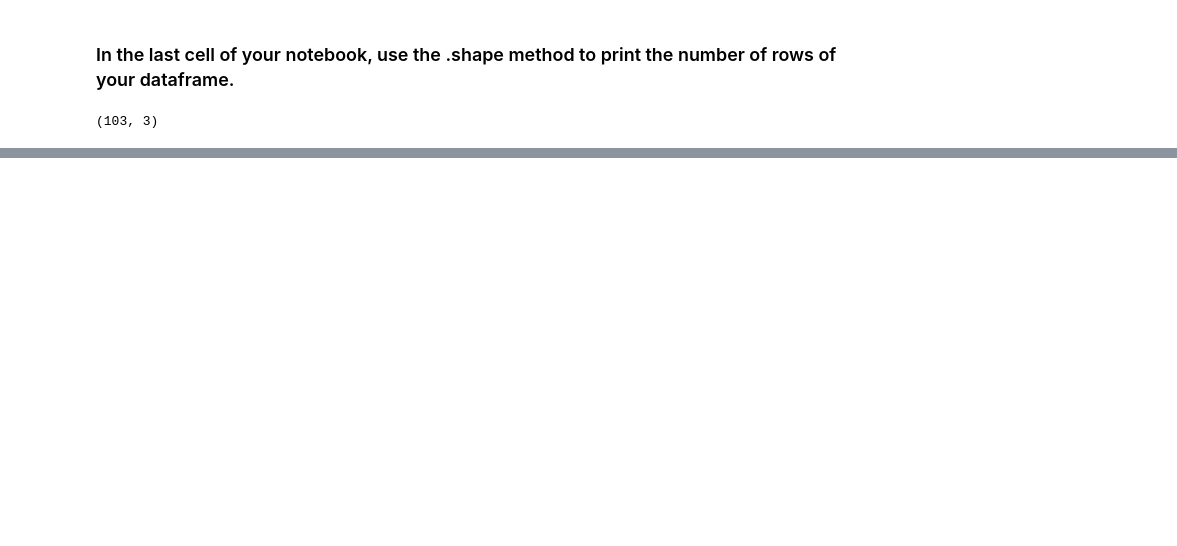
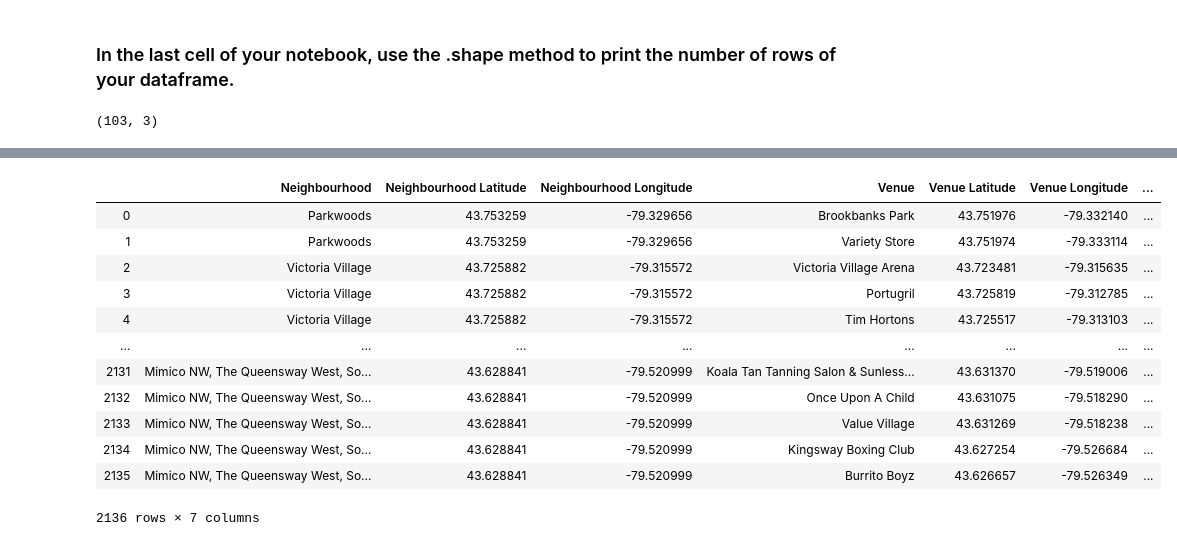
Before and after one commit to takamanda/Coursera_Capstone., a Jupyter notebook: Segmenting and Clustering Neighborhoods in Toronto.ipynb, the cells around one changed output, grey strips where cells are left out. Drawn from its saved outputs; the diff is of its cells as text; code cells hidden in the pictures; blank space fills up the shorter version.

```diff
--- a/Segmenting and Clustering Neighborhoods in Toronto.ipynb
+++ b/Segmenting and Clustering Neighborhoods in Toronto.ipynb
@@ -148,0 +185,21 @@ df2.shape
+# %%
+latitude, longitude=(43.6532, -79.3832)
+# %%
+# create map of Toronto using latitude and longitude values
+map_toronto = folium.Map(location=[latitude, longitude], zoom_start=10)
+
+# add markers to map
+for lat, lng, borough, neighborhood in zip(df_geo['Latitude'], df_geo['Longitude'], df_geo['Borough'], df_geo['Neighbourhood']):
+    label = '{}, {}'.format(neighborhood, borough)
+    label = folium.Popup(label, parse_html=True)
+    folium.CircleMarker(
+        [lat, lng],
+        radius=5,
+        popup=label,
+        color='blue',
+        fill=True,
+        fill_color='#3186cc',
+        fill_opacity=0.7,
+        parse_html=False).add_to(map_toronto)
+
+map_toronto
@@ -148,0 +208,9 @@ df2.shape
+# %%
+CLIENT_ID = 'IUD5YB40QGMCP34ZCMJZESYVK4QKZCLE1J4CJX5DGH3RYG4C' # your Foursquare ID
+CLIENT_SECRET = 'JYDGXEYBA4RPKTEMLZHCW3D3HZKTUESSG0JAKPCB00YJEUHQ' # your Foursquare Secret
+VERSION = '20180605' # Foursquare API version
+LIMIT = 100 # A default Foursquare API limit value
+
+print('Your credentails:')
+print('CLIENT_ID: ' + CLIENT_ID)
+print('CLIENT_SECRET:' + CLIENT_SECRET)
@@ -148,0 +261,4 @@ df2.shape
+# %%
+toronto_venues =getNearbyVenues(names=df_geo['Neighbourhood'],
+                                   latitudes=df_geo['Latitude'],
+                                   longitudes=df_geo['Longitude'])
@@ -148,0 +283,16 @@ df2.shape
+# %%
+toronto_venues
+# %% [output]
+|  | Neighbourhood | Neighbourhood Latitude | Neighbourhood Longitude | Venue | Venue Latitude | Venue Longitude | ... |
+| 0 | Parkwoods | 43.753259 | -79.329656 | Brookbanks Park | 43.751976 | -79.332140 | ... |
+| 1 | Parkwoods | 43.753259 | -79.329656 | Variety Store | 43.751974 | -79.333114 | ... |
+| 2 | Victoria Village | 43.725882 | -79.315572 | Victoria Village Arena | 43.723481 | -79.315635 | ... |
+| 3 | Victoria Village | 43.725882 | -79.315572 | Portugril | 43.725819 | -79.312785 | ... |
+| 4 | Victoria Village | 43.725882 | -79.315572 | Tim Hortons | 43.725517 | -79.313103 | ... |
+| ... | ... | ... | ... | ... | ... | ... | ... |
+| 2131 | Mimico NW, The Queensway West, So... | 43.628841 | -79.520999 | Koala Tan Tanning Salon & Sunless... | 43.631370 | -79.519006 | ... |
+| 2132 | Mimico NW, The Queensway West, So... | 43.628841 | -79.520999 | Once Upon A Child | 43.631075 | -79.518290 | ... |
+| 2133 | Mimico NW, The Queensway West, So... | 43.628841 | -79.520999 | Value Village | 43.631269 | -79.518238 | ... |
+| 2134 | Mimico NW, The Queensway West, So... | 43.628841 | -79.520999 | Kingsway Boxing Club | 43.627254 | -79.526684 | ... |
+| 2135 | Mimico NW, The Queensway West, So... | 43.628841 | -79.520999 | Burrito Boyz | 43.626657 | -79.526349 | ... |
+2136 rows × 7 columns
```
Also changed, not shown: parts of 28 cells of this notebook.
